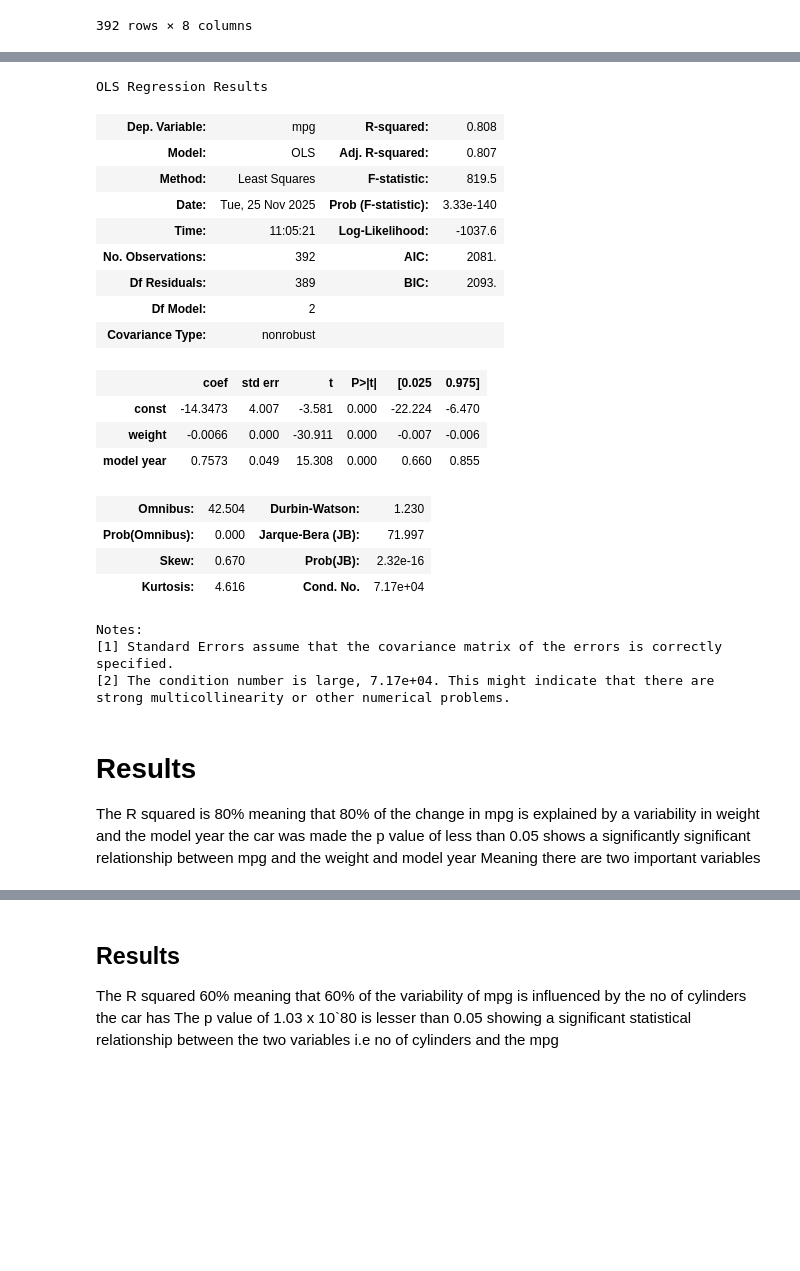
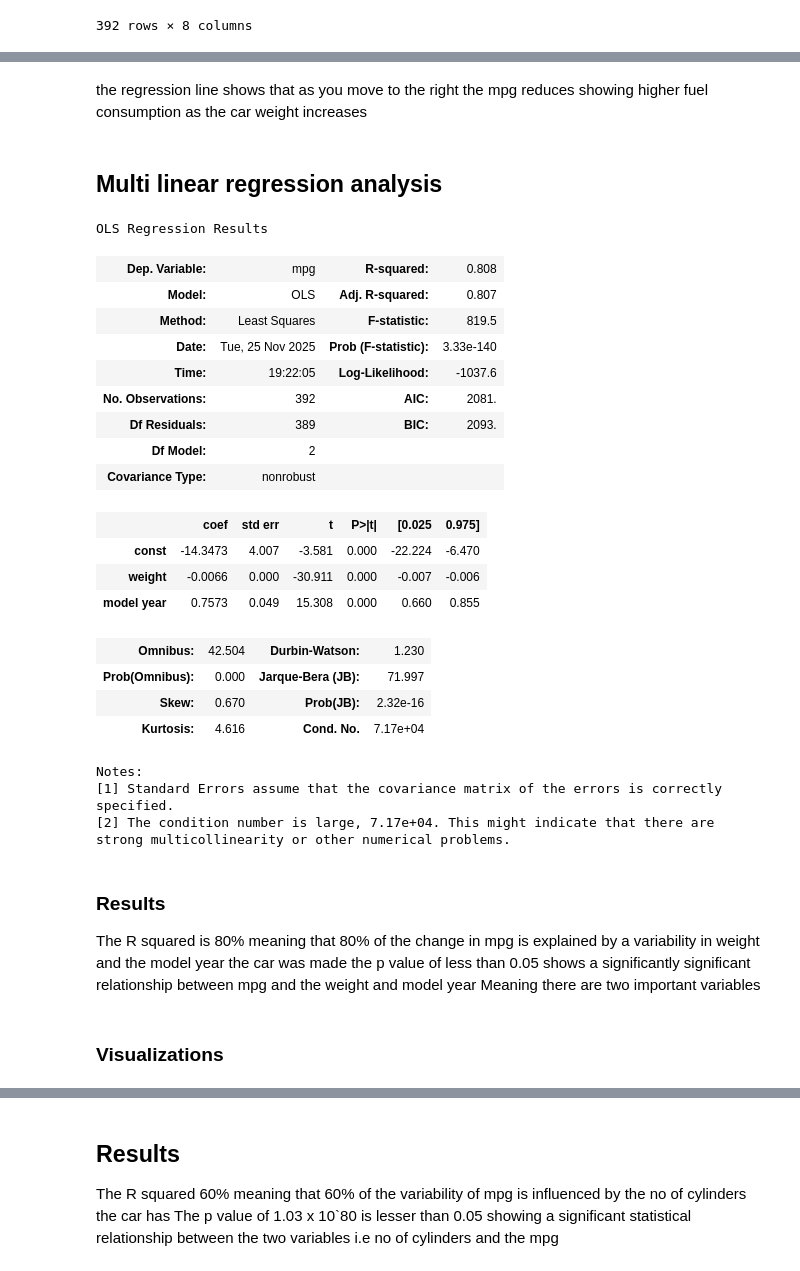
Before and after one commit to hellenmureithi/Machine-learning, a Jupyter notebook: Practice_machine_learning/index.ipynb, the cells around one changed output, grey strips where cells are left out. Saved outputs shown, nothing was run; the diff lists cells and outputs as text; code cells hidden in the pictures; blank space fills up the shorter version.

```diff
--- a/Practice_machine_learning/index.ipynb
+++ b/Practice_machine_learning/index.ipynb
@@ -143,16 +174,20 @@ that is weight is an important factor
+# %% [markdown]
+the regression line shows that as you move to the right the mpg reduces showing higher fuel consumption as the car weight increases
+# %% [markdown]
+## Multi linear regression analysis
 # %%
-# Doing multilinear regression
+# Doing multi linear regression
 x2 = df[['weight', 'model year']]
 x2 = sm.add_constant(x2)
-model = sm.OLS(y, x2).fit()       # model
-model.summary()
+model2 = sm.OLS(y, x2).fit()       # model
+model2.summary()
 # %% [output]
 OLS Regression Results
 | Dep. Variable: | mpg | R-squared: | 0.808 |
 | Model: | OLS | Adj. R-squared: | 0.807 |
 | Method: | Least Squares | F-statistic: | 819.5 |
 | Date: | Tue, 25 Nov 2025 | Prob (F-statistic): | 3.33e-140 |
-| Time: | 11:05:21 | Log-Likelihood: | -1037.6 |
+| Time: | 19:22:05 | Log-Likelihood: | -1037.6 |
 | No. Observations: | 392 | AIC: | 2081. |
 | Df Residuals: | 389 | BIC: | 2093. |
 | Df Model: | 2 |  |  |
@@ -170,7 +205,9 @@ Notes:
 [2] The condition number is large, 7.17e+04. This might indicate that there are
 strong multicollinearity or other numerical problems.
 # %% [markdown]
-# Results
+### Results
 The R squared is 80% meaning that 80% of the change in mpg is explained by a variability in weight and the model year the car was made
 the p value of less than 0.05 shows a significantly significant relationship between mpg and the weight and model year
 Meaning there are two important variables
+# %% [markdown]
+### Visualizations
```
Also changed, not shown: parts of 30 cells of this notebook.
